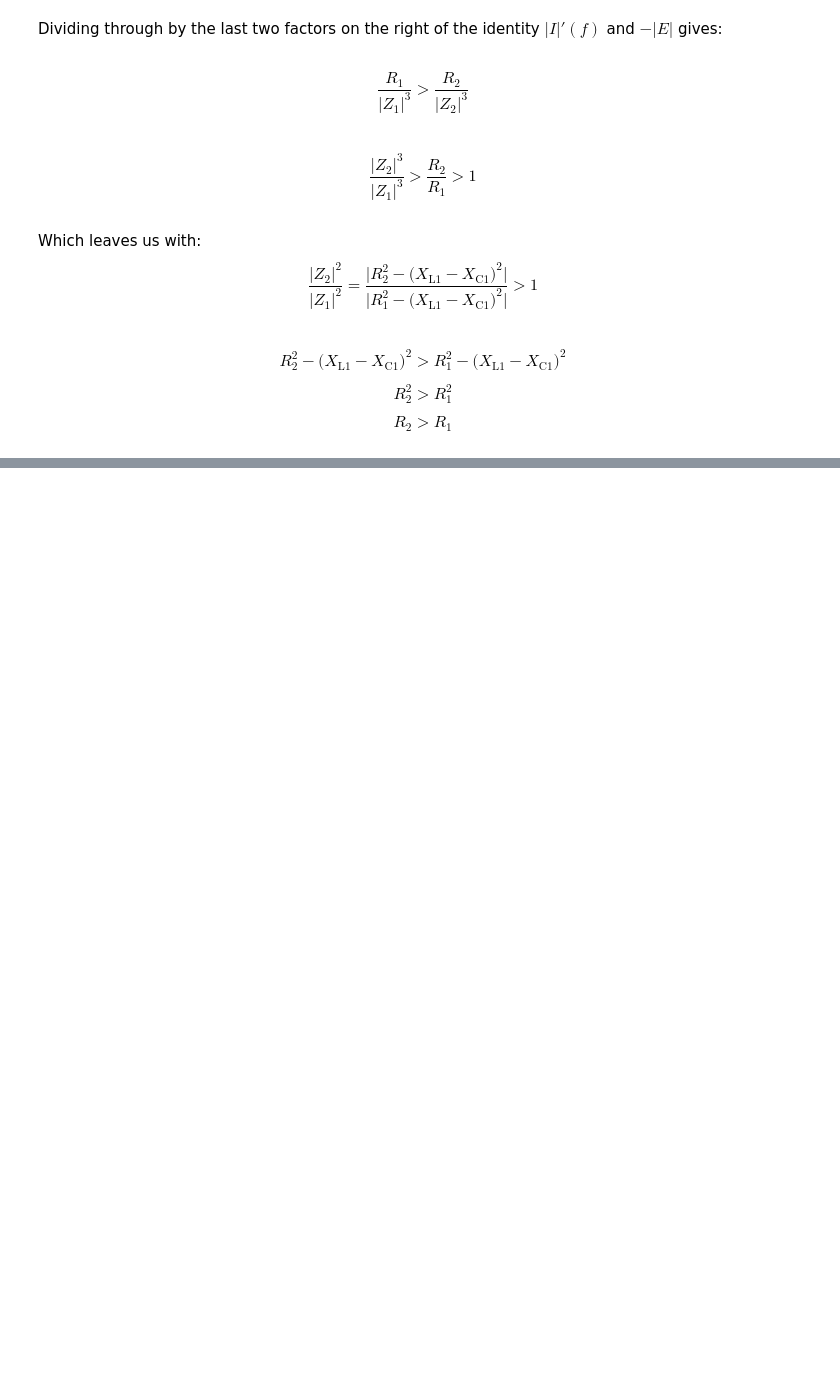
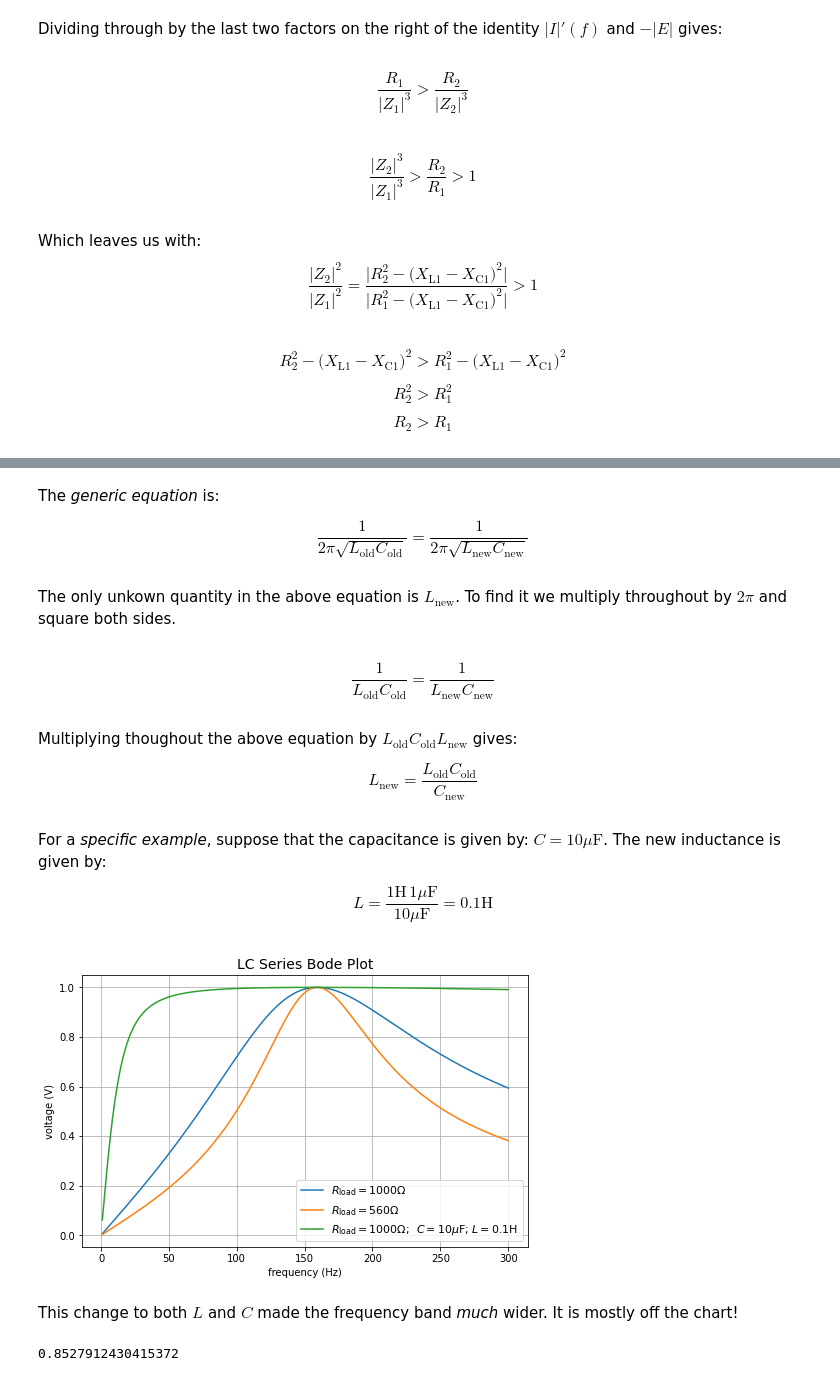
Before and after one commit to jordandll/CircuitTheory-Jupyter, a Jupyter notebook: AlternatingCurrent/Filters/Resonant.ipynb, the cells around one changed output, grey strips where cells are left out. Cells and saved outputs as stored; diff of their text form; code cells hidden in the pictures; blank space fills up the shorter version.

Commit message:
Updated file via file upload.
Added to the Resonant filters section.

```diff
--- a/AlternatingCurrent/Filters/Resonant.ipynb
+++ b/AlternatingCurrent/Filters/Resonant.ipynb
@@ -157,0 +164,37 @@ $$ R_2 > R_1$$
+# %% [markdown]
+The *generic equation* is:
+
+$$ \frac{1}{2\pi \sqrt{L_\mathrm{old}C_\mathrm{old}}} = \frac{1}{2\pi \sqrt{L_\mathrm{new}C_\mathrm{new}}}$$
+# %% [markdown]
+The only unkown quantity in the above equation is $L_\mathrm{new}$.  To find it we multiply throughout by $2\pi$ and square both sides.
+# %% [markdown]
+$$ \frac{1}{L_\mathrm{old}C_\mathrm{old}} = \frac{1}{L_\mathrm{new}C_\mathrm{new}}$$
+# %% [markdown]
+Multiplying thoughout the above equation by $L_\mathrm{old}C_\mathrm{old}L_\mathrm{new}$ gives:
+
+$$ L_\mathrm{new} = \frac{L_\mathrm{old}C_\mathrm{old}}{C_\mathrm{new}} $$
+# %% [markdown]
+For a *specific example*, suppose that the capacitance is given by:  $C = 10\mu\mathrm{F}$.  The new inductance is given by:
+
+$$ L = \frac{1\mathrm{H}\,1\mu\mathrm{F}}{10\mu\mathrm{F}} = 0.1\mathrm{H}$$
+# %%
+del L1, C1, load, flt
+L1 = Inductor(0.1)
+C1 = Capacitor(1e-5)
+load = Resistor(1000)
+
+flt = filters.SeriesLCResonantFilter(complex(1,0), L1, C1, load)
+
+mag_E_load = np.array(list(map(flt.load_voltage_mag, f)))
+
+L.extend(ax.plot(f, mag_E_load, label=r'$R_\mathrm{load}=1000\Omega$;  $C=10\mu\mathrm{F}$; $L=0.1\mathrm{H}$'))
+ax.legend(fontsize=11)
+fig
+# %% [output]
+[figure, added]
+# %% [markdown]
+This change to both $L$ and $C$ made the frequency band *much* wider.  It is mostly off the chart!
+# %%
+flt.load_voltage_mag(1000)
+# %% [output]
+0.8527912430415372
```
Also changed, not shown: parts of 23 cells of this notebook.
